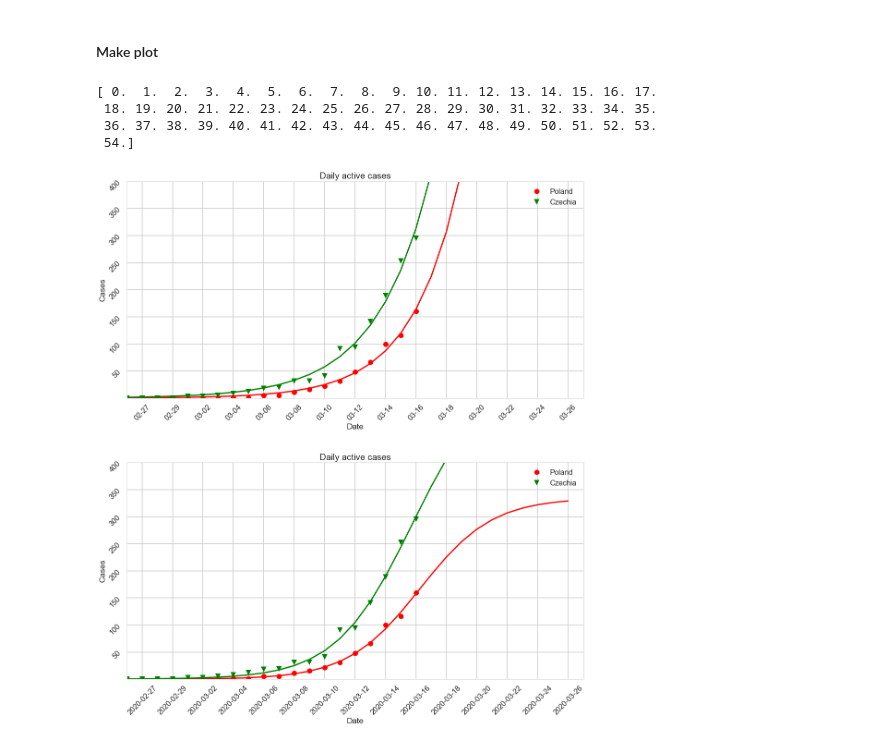
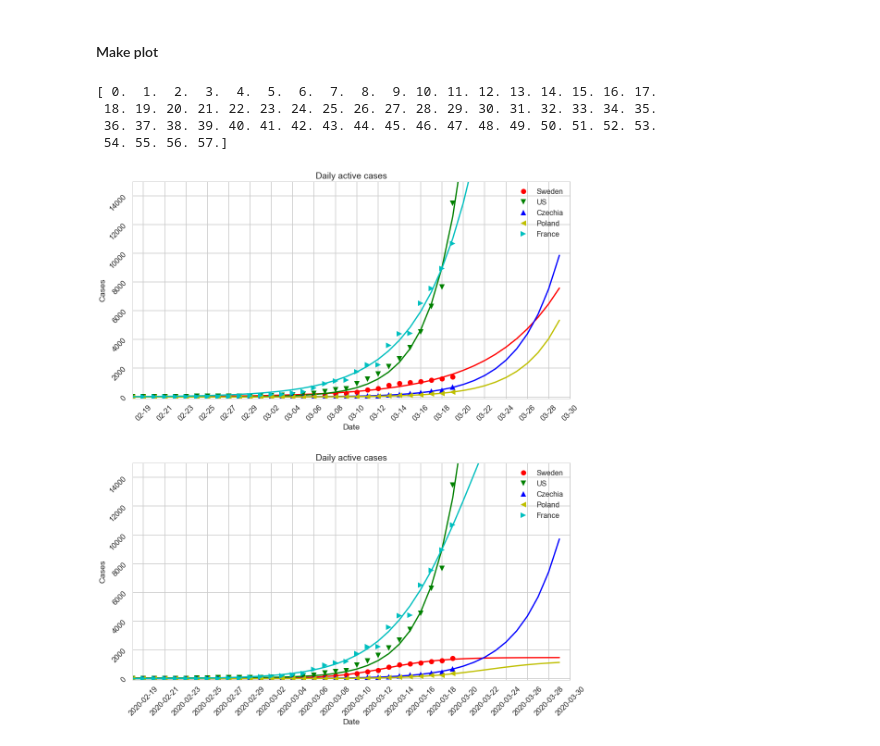
Before and after one commit to maciejj/corona_plot, a Jupyter notebook: predictions_active_cases_by_country.ipynb, the cells around one changed output. Cells and saved outputs as stored; diff of their text form; code cells hidden in the pictures.

```diff
--- a/predictions_active_cases_by_country.ipynb
+++ b/predictions_active_cases_by_country.ipynb
@@ -99,8 +99,8 @@ def sigmoid(x, L , k, b, x0):
 #countries_to_plot="Germany;France;Poland;Italy;Korea, South;United Kingdom".split(";")
 #countries_to_plot="Germany;France;Poland;Italy;United Kingdom".split(";")
 #countries_to_plot="China".split(";")
-#countries_to_plot="Sweden;US;Czechia;Poland;France".split(";")
-countries_to_plot="Poland;Czechia".split(";")
+countries_to_plot="Sweden;US;Czechia;Poland;France".split(";")
+#countries_to_plot="Poland;Czechia".split(";")
 
 
 #countries_to_plot=['Poland', 'Bosnia and Herzegovina', 'Hungary', 'Slovenia', 'South Africa', 'Tunisia']
@@ -155,34 +155,34 @@ color = itertools.cycle(('r', 'g', 'b', 'y','c','m','k'))
 for country, fit, country_name in zip(countries, sig_fits, countries_to_plot):
     col=next(color)
     ax2.plot(dates, country, marker=next(marker), linestyle='', label=country_name, color=col)
     ax2.plot(mdates.num2date(dates_num_extrapolate+dates_start), fit, color=col)
 
 ## Set title and labels for axes
 ax2.set(xlabel="Date",
        ylabel="Cases",
        title="Daily active cases")
 
 ## Define the date format
 for axis in [ax,ax2]:
     tick_spacing=2
     axis.xaxis.set_major_locator(ticker.MultipleLocator(tick_spacing))
     axis.tick_params(labelrotation=45)
 
 
     date_form = DateFormatter("%m-%d")
     ax.xaxis.set_major_formatter(date_form)
     ## axes limits
-    axis.set_xlim([datetime.date(2020, 2, 26), datetime.date.today() + datetime.timedelta(days=days_to_extrapolate)])# datetime.date(2020, 3, 15)])
-    axis.set_ylim([10**-1,400])
+    axis.set_xlim([datetime.date(2020, 2, 18), datetime.date.today() + datetime.timedelta(days=days_to_extrapolate)])# datetime.date(2020, 3, 15)])
+    axis.set_ylim([-100,15000])
     axis.legend()
 
     #axis.set_yscale("log")
 
 fig.tight_layout(pad=5.0)
 plt.show()
 # %% [output]
 [ 0.  1.  2.  3.  4.  5.  6.  7.  8.  9. 10. 11. 12. 13. 14. 15. 16. 17.
  18. 19. 20. 21. 22. 23. 24. 25. 26. 27. 28. 29. 30. 31. 32. 33. 34. 35.
  36. 37. 38. 39. 40. 41. 42. 43. 44. 45. 46. 47. 48. 49. 50. 51. 52. 53.
- 54.]
+ 54. 55. 56. 57.]
-[figure, old version]
+[figure, new version]
```
Also changed, not shown: parts of 1 cell of this notebook, 10 other files.
